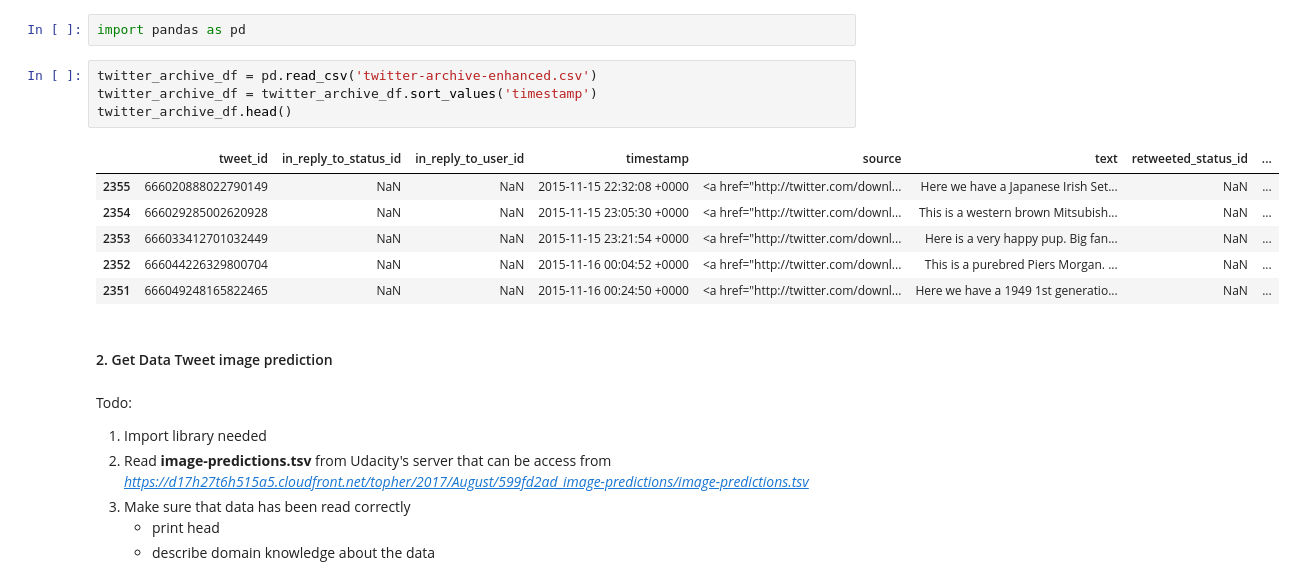
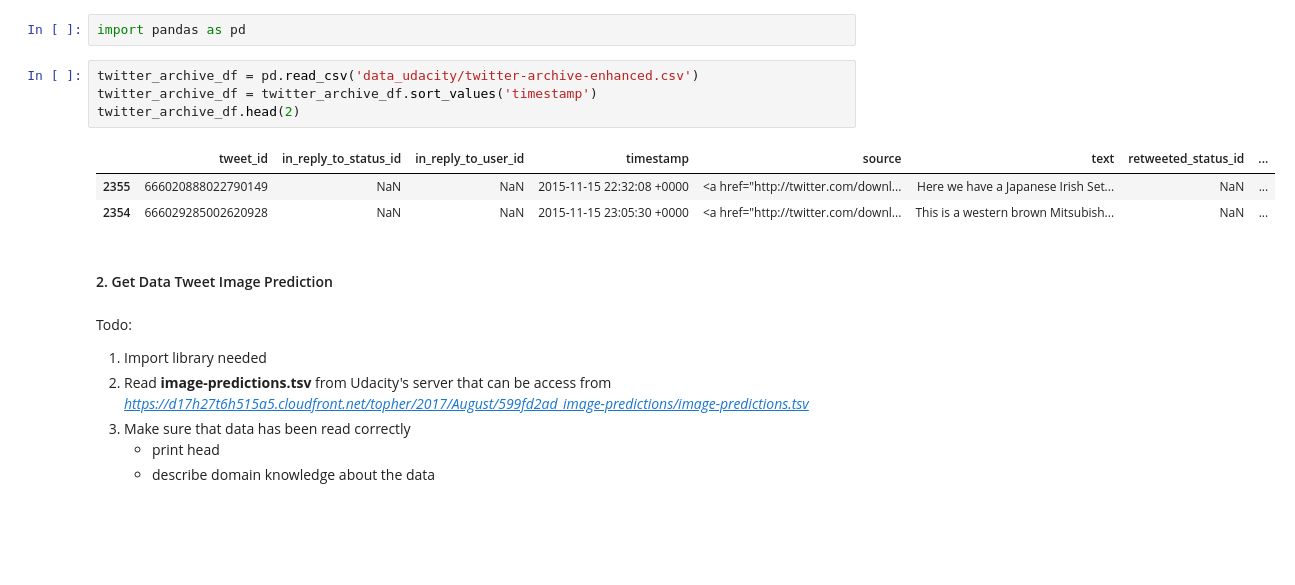
Before and after one commit to RyMey/Wrangling-WeRateDogs, a Jupyter notebook: Data Wrangling Project.ipynb, the cells around one changed output. Drawn from its saved outputs; the diff is of its cells as text; blank space fills up the shorter version.

```diff
--- a/Data Wrangling Project.ipynb
+++ b/Data Wrangling Project.ipynb
@@ -13,18 +39,16 @@ Todo:
 # %%
 import pandas as pd
 # %%
-twitter_archive_df = pd.read_csv('twitter-archive-enhanced.csv')
+twitter_archive_df = pd.read_csv('data_udacity/twitter-archive-enhanced.csv')
 twitter_archive_df = twitter_archive_df.sort_values('timestamp')
-twitter_archive_df.head()
+twitter_archive_df.head(2)
 # %% [output]
 |  | tweet_id | in_reply_to_status_id | in_reply_to_user_id | timestamp | source | text | retweeted_status_id | ... |
 | 2355 | 666020888022790149 | NaN | NaN | 2015-11-15 22:32:08 +0000 | <a href="http://twitter.com/downl... | Here we have a Japanese Irish Set... | NaN | ... |
 | 2354 | 666029285002620928 | NaN | NaN | 2015-11-15 23:05:30 +0000 | <a href="http://twitter.com/downl... | This is a western brown Mitsubish... | NaN | ... |
-| 2353 | 666033412701032449 | NaN | NaN | 2015-11-15 23:21:54 +0000 | <a href="http://twitter.com/downl... | Here is a very happy pup. Big fan... | NaN | ... |
-| 2352 | 666044226329800704 | NaN | NaN | 2015-11-16 00:04:52 +0000 | <a href="http://twitter.com/downl... | This is a purebred Piers Morgan. ... | NaN | ... |
-| 2351 | 666049248165822465 | NaN | NaN | 2015-11-16 00:24:50 +0000 | <a href="http://twitter.com/downl... | Here we have a 1949 1st generatio... | NaN | ... |
 # %% [markdown]
-#### 2. Get Data Tweet image prediction
+<a id="second"></a>
+#### 2. Get Data Tweet Image Prediction
 # %% [markdown]
 Todo:
 1. Import library needed
```
Also changed, not shown: parts of 148 cells of this notebook.
